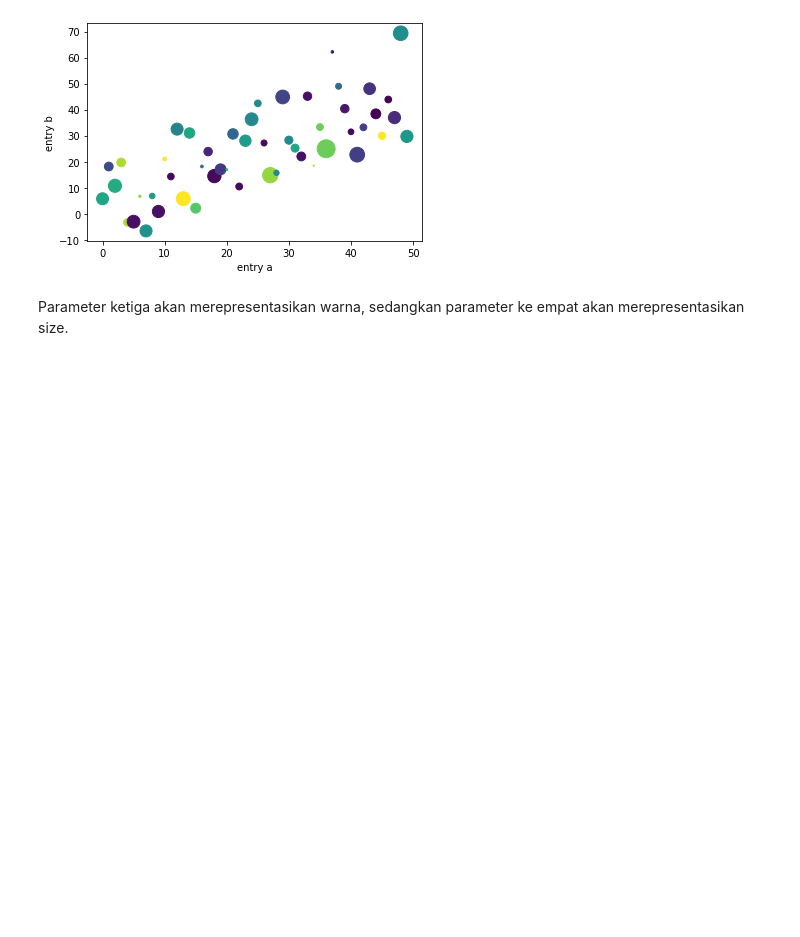
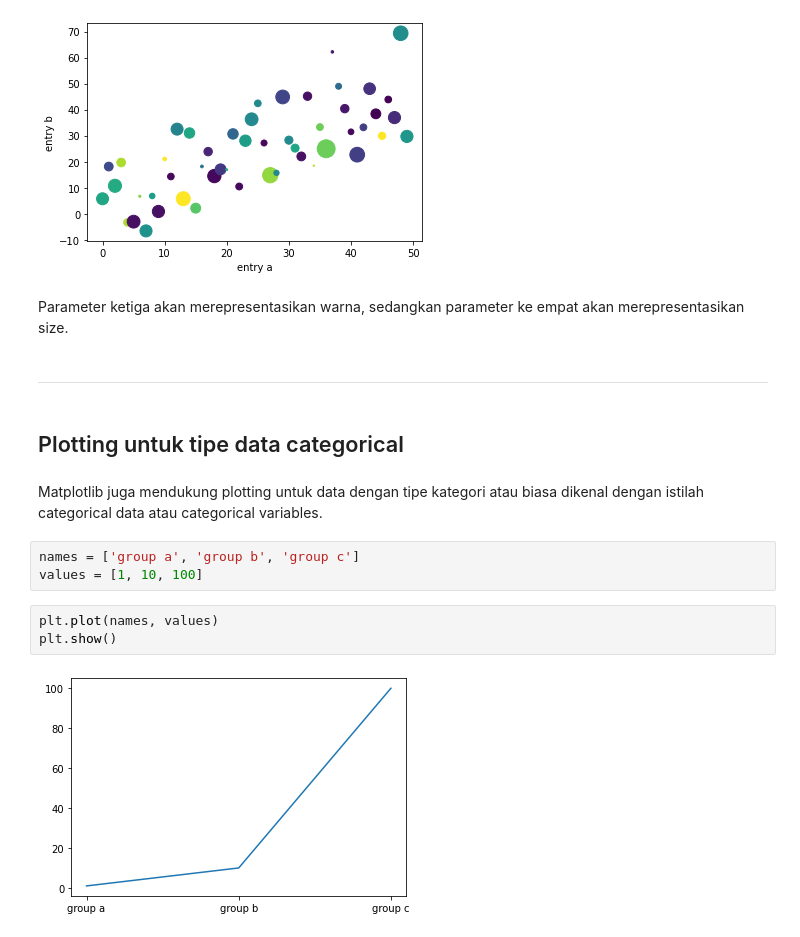
Before and after one commit to medievalgoose/matplotlib, a Jupyter notebook: Matplotlib-Week2.ipynb, the cells around one changed output. Saved outputs shown, nothing was run; the diff lists cells and outputs as text; blank space fills up the shorter version.

Commit message:
Menambah cara plotting untuk tipe data categorical

```diff
--- a/Matplotlib-Week2.ipynb
+++ b/Matplotlib-Week2.ipynb
@@ -138,3 +138,17 @@ plt.show()
 [figure]
 # %% [markdown]
 Parameter ketiga akan merepresentasikan warna, sedangkan parameter ke empat akan merepresentasikan size.
+# %% [markdown]
+***
+# %% [markdown]
+## Plotting untuk tipe data categorical
+# %% [markdown]
+Matplotlib juga mendukung plotting untuk data dengan tipe kategori atau biasa dikenal dengan istilah categorical data atau categorical variables.
+# %%
+names = ['group a', 'group b', 'group c']
+values = [1, 10, 100]
+# %%
+plt.plot(names, values)
+plt.show()
+# %% [output]
+[figure, added]
```
Also changed, not shown: parts of 3 cells of this notebook.
